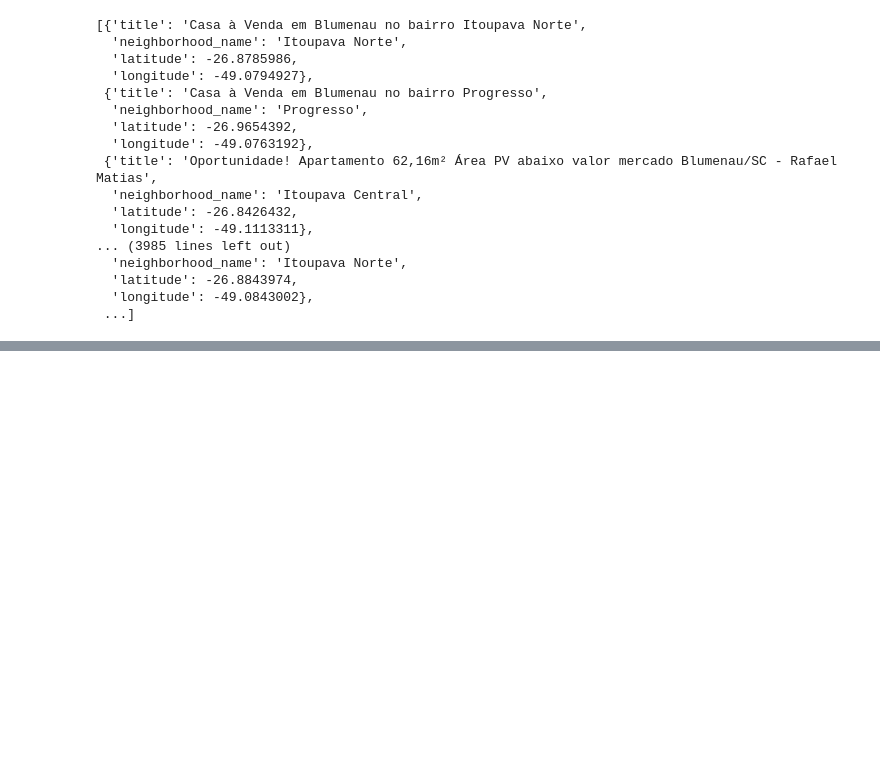
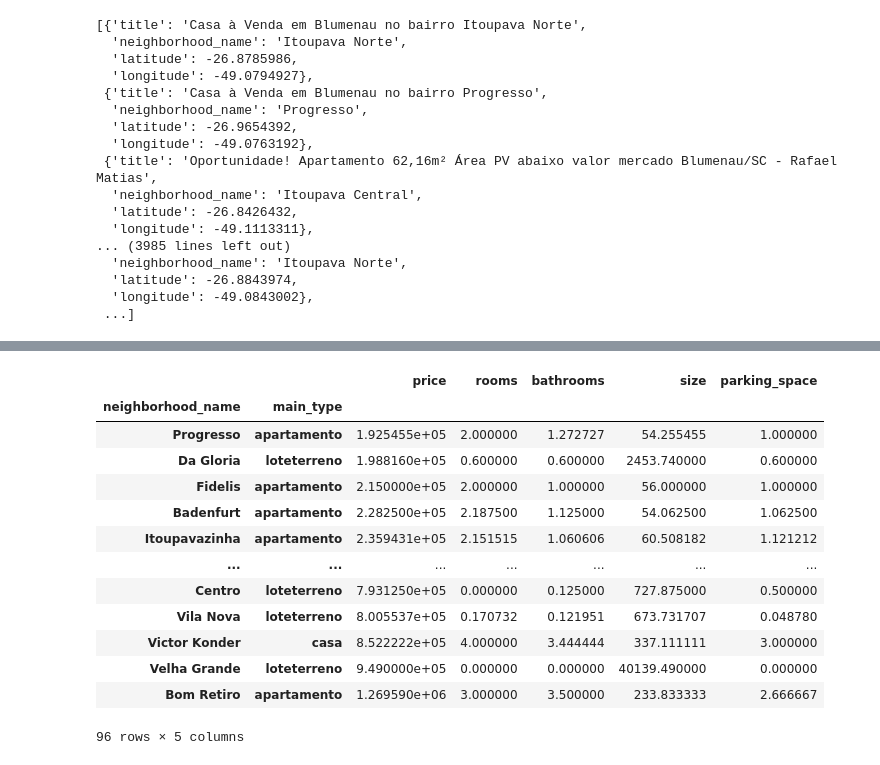
Before and after one commit to thomas-michels/GreyWolfService, a Jupyter notebook: analisys.ipynb, the cells around one changed output, grey strips where cells are left out. Drawn from its saved outputs; the diff is of its cells as text; code cells hidden in the pictures; blank space fills up the shorter version.

```diff
--- a/analisys.ipynb
+++ b/analisys.ipynb
@@ -75,0 +93,27 @@ df["security"] = df["flood_quota"].apply(check_security)
+# %%
+def normalize_type(value):
+    if value == "penthouse":
+        return "apartamento"
+
+    elif value == "flat":
+        return "apartamento"
+
+    elif value == "loft":
+        return "apartamento"
+
+    elif value == "sobrado":
+        return "casa"
+
+    elif value == "geminada":
+        return "casa"
+
+    elif value == "condominium":
+        return "casa"
+
+    elif value == "kitnet":
+        return "casa"
+
+    return value
+
+df["main_type"] = df["type"].apply(normalize_type)
+df["main_type"]
@@ -174,0 +257,18 @@ map
+# %%
+means_by_neighbor = df_venda.groupby(["neighborhood_name", "main_type"])[["price", "rooms", "bathrooms", "size", "parking_space"]].mean().sort_values(by=["price", "rooms", "bathrooms", "size", "parking_space"])
+means_by_neighbor
+# %% [output]
+|  |  | price | rooms | bathrooms | size | parking_space |
+| neighborhood_name | main_type |  |  |  |  |  |
+| Progresso | apartamento | 1.925455e+05 | 2.000000 | 1.272727 | 54.255455 | 1.000000 |
+| Da Gloria | loteterreno | 1.988160e+05 | 0.600000 | 0.600000 | 2453.740000 | 0.600000 |
+| Fidelis | apartamento | 2.150000e+05 | 2.000000 | 1.000000 | 56.000000 | 1.000000 |
+| Badenfurt | apartamento | 2.282500e+05 | 2.187500 | 1.125000 | 54.062500 | 1.062500 |
+| Itoupavazinha | apartamento | 2.359431e+05 | 2.151515 | 1.060606 | 60.508182 | 1.121212 |
+| ... | ... | ... | ... | ... | ... | ... |
+| Centro | loteterreno | 7.931250e+05 | 0.000000 | 0.125000 | 727.875000 | 0.500000 |
+| Vila Nova | loteterreno | 8.005537e+05 | 0.170732 | 0.121951 | 673.731707 | 0.048780 |
+| Victor Konder | casa | 8.522222e+05 | 4.000000 | 3.444444 | 337.111111 | 3.000000 |
+| Velha Grande | loteterreno | 9.490000e+05 | 0.000000 | 0.000000 | 40139.490000 | 0.000000 |
+| Bom Retiro | apartamento | 1.269590e+06 | 3.000000 | 3.500000 | 233.833333 | 2.666667 |
+96 rows × 5 columns
```
Also changed, not shown: parts of 19 cells of this notebook, 23 other files.
